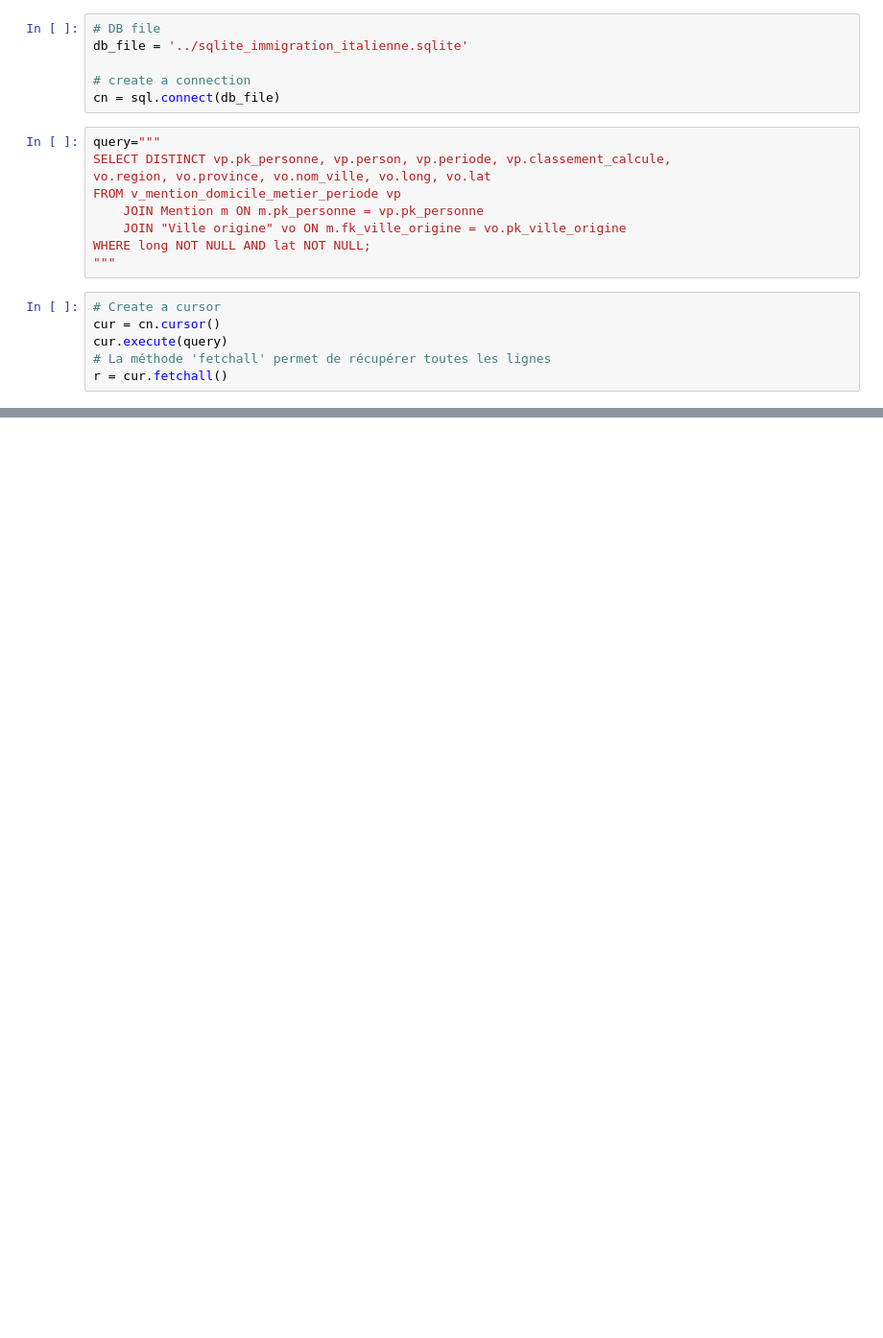
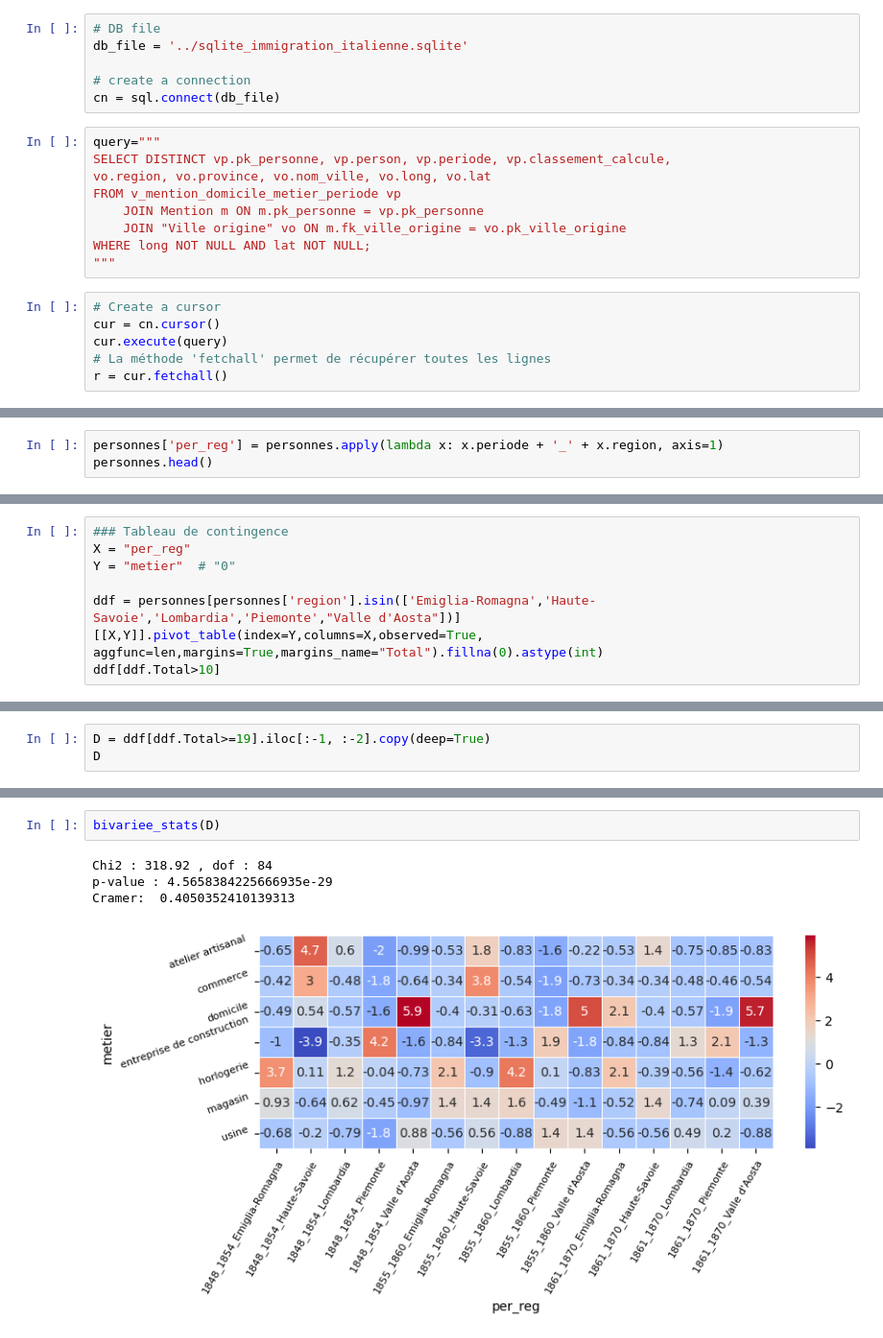
Before and after one commit to martnin-research/Migration-italienne, a Jupyter notebook: FB_propositions/origines.ipynb, the cells around one changed output, grey strips where cells are left out. Shown at 96% size. Cells and saved outputs as stored; diff of their text form; blank space fills up the shorter version.

```diff
--- a/FB_propositions/origines.ipynb
+++ b/FB_propositions/origines.ipynb
@@ -37,0 +171,3 @@ personnes.tail()
+# %%
+personnes['per_reg'] = personnes.apply(lambda x: x.periode + '_' + x.region, axis=1)
+personnes.head()
@@ -37,0 +190,7 @@ personnes.tail()
+# %%
+### Tableau de contingence
+X = "per_reg"
+Y = "metier"  # "0"
+
+ddf = personnes[personnes['region'].isin(['Emiglia-Romagna','Haute-Savoie','Lombardia','Piemonte',"Valle d'Aosta"])][[X,Y]].pivot_table(index=Y,columns=X,observed=True, aggfunc=len,margins=True,margins_name="Total").fillna(0).astype(int)
+ddf[ddf.Total>10]
@@ -37,0 +209,3 @@ personnes.tail()
+# %%
+D = ddf[ddf.Total>=19].iloc[:-1, :-2].copy(deep=True)
+D
@@ -37,0 +222,7 @@ personnes.tail()
+# %%
+bivariee_stats(D)
+# %% [output]
+Chi2 : 318.92 , dof : 84
+p-value : 4.5658384225666935e-29
+Cramer:  0.4050352410139313
+[figure, added]
```
Also changed, not shown: parts of 16 cells of this notebook.
